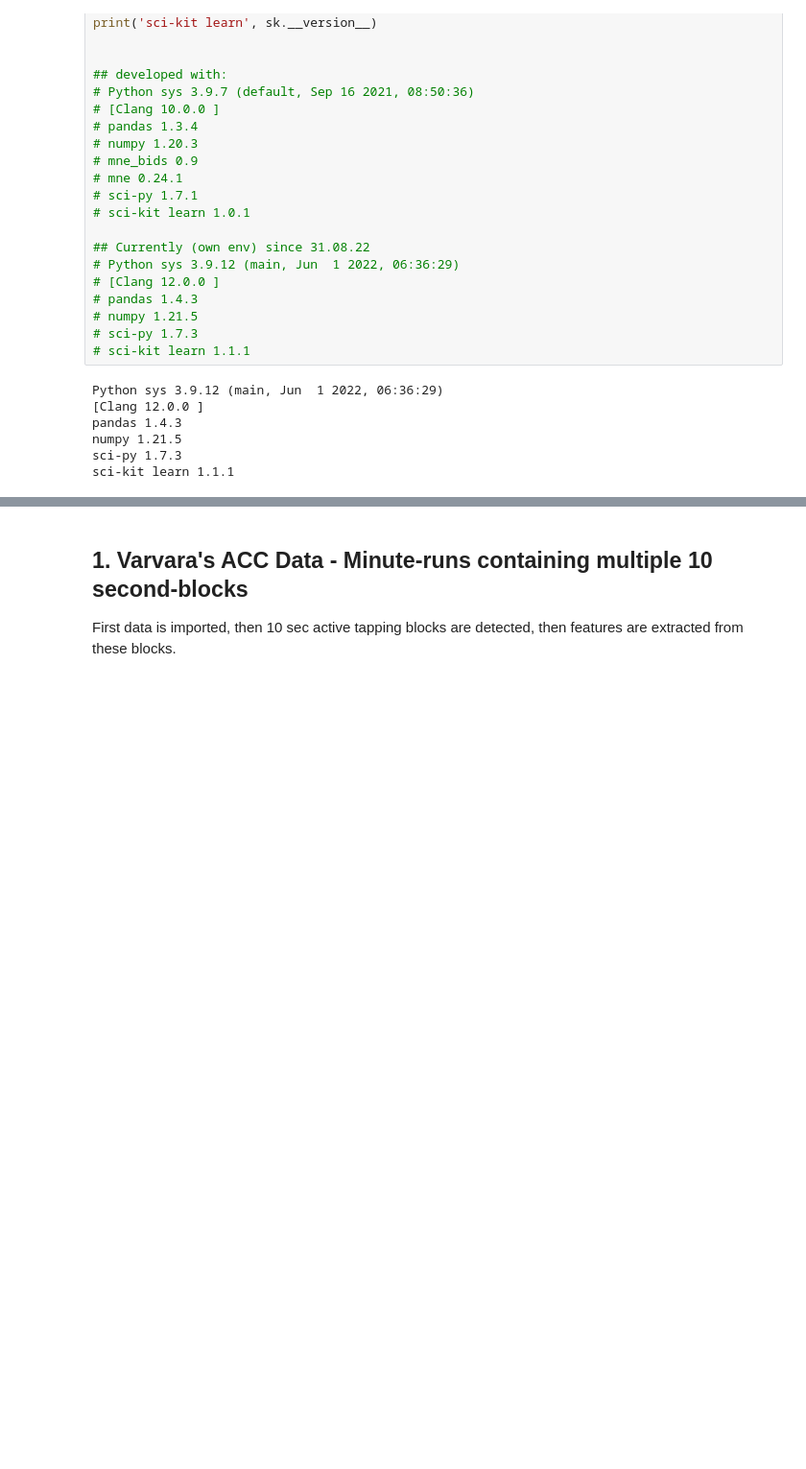
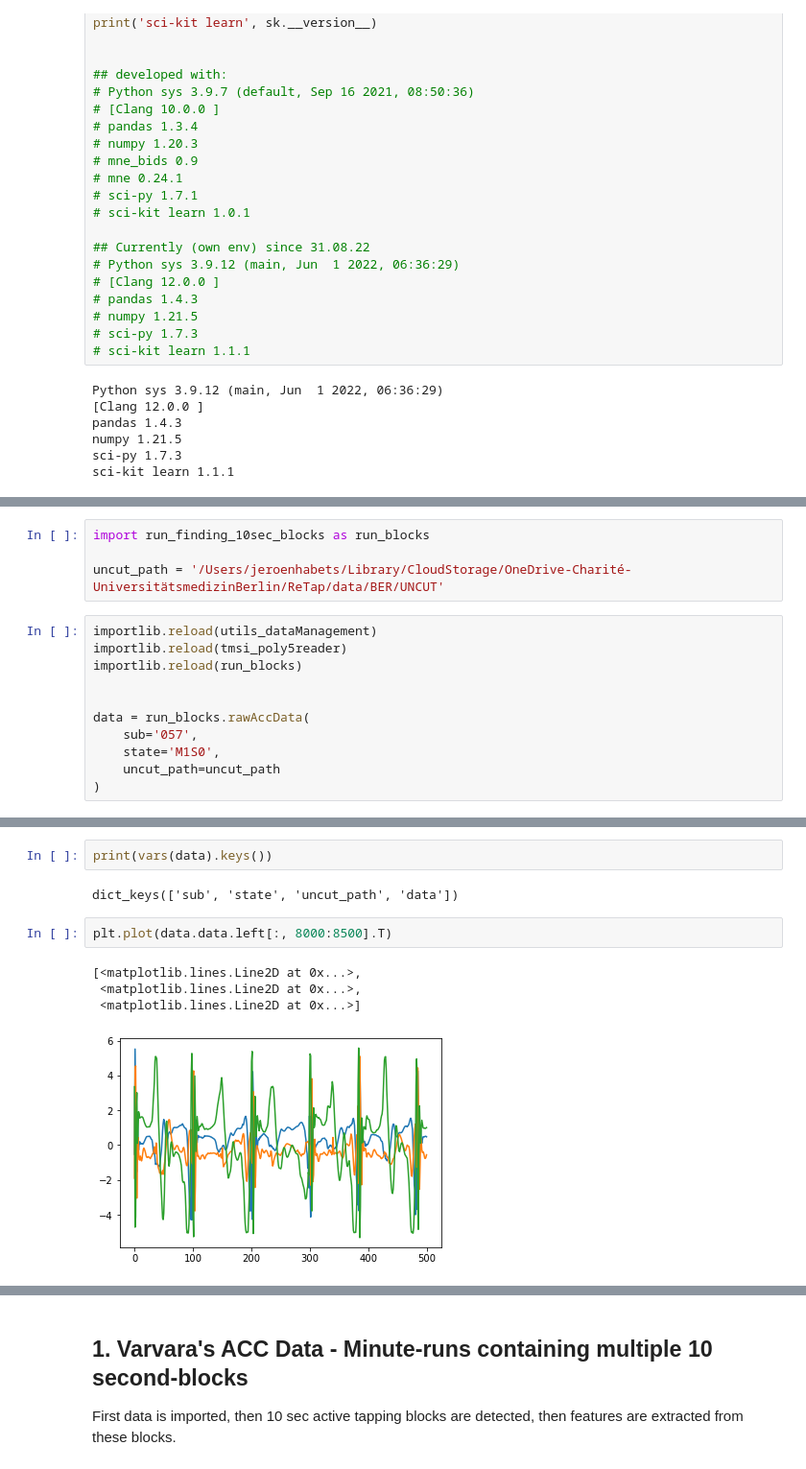
Before and after one commit to jgvhabets/updrsTapping, a Jupyter notebook: updrsTapping_main_run.ipynb, the cells around one changed output, grey strips where cells are left out. Shown at 96% size. Saved outputs shown, nothing was run; the diff lists cells and outputs as text; blank space fills up the shorter version.

```diff
--- a/updrsTapping_main_run.ipynb
+++ b/updrsTapping_main_run.ipynb
@@ -91,0 +87,15 @@ import tap_extract_fts.tapping_feat_boxplots as fts_boxplot
+# %%
+import run_finding_10sec_blocks as run_blocks
+
+uncut_path = '/Users/jeroenhabets/Library/CloudStorage/OneDrive-Charité-UniversitätsmedizinBerlin/ReTap/data/BER/UNCUT'
+# %%
+importlib.reload(utils_dataManagement)
+importlib.reload(tmsi_poly5reader)
+importlib.reload(run_blocks)
+
+
+data = run_blocks.rawAccData(
+    sub='057',
+    state='M1S0',
+    uncut_path=uncut_path
+)
@@ -91,0 +120,11 @@ import tap_extract_fts.tapping_feat_boxplots as fts_boxplot
+# %%
+print(vars(data).keys())
+# %% [output]
+dict_keys(['sub', 'state', 'uncut_path', 'data'])
+# %%
+plt.plot(data.data.left[:, 8000:8500].T)
+# %% [output]
+[<matplotlib.lines.Line2D at 0x...>,
+ <matplotlib.lines.Line2D at 0x...>,
+ <matplotlib.lines.Line2D at 0x...>]
+[figure, added]
```
Also changed, not shown: parts of 6 cells of this notebook, 6 other files.
